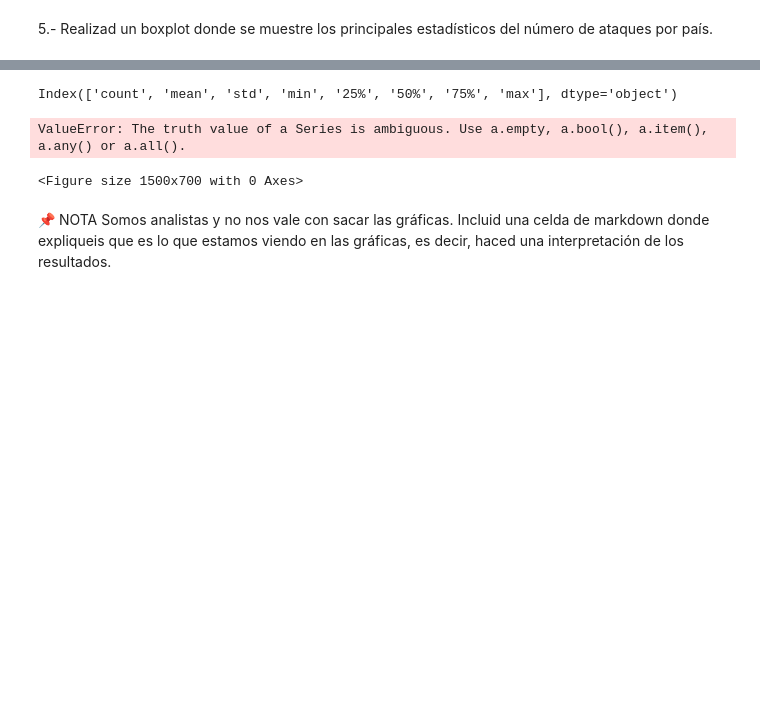
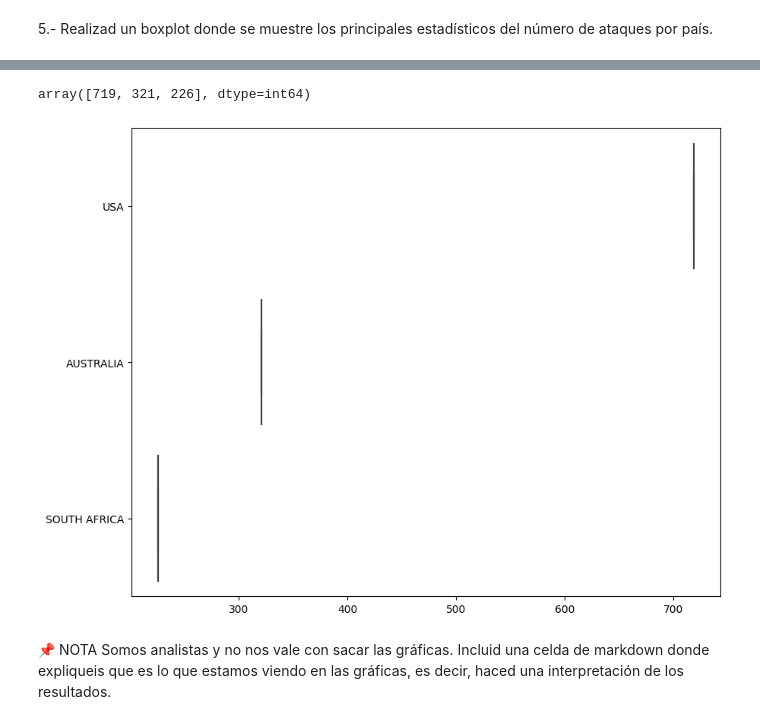
Before and after one commit to Adalab/DA-PromoC_Modulo2_Sprint1_Silvia-Noemi, a Jupyter notebook: Visualizacion/pp-visualizacion-leccion3-visualizacionIII.ipynb, the cells around one changed output, grey strips where cells are left out. Drawn from its saved outputs; the diff is of its cells as text; code cells hidden in the pictures; blank space fills up the shorter version.

```diff
--- a/Visualizacion/pp-visualizacion-leccion3-visualizacionIII.ipynb
+++ b/Visualizacion/pp-visualizacion-leccion3-visualizacionIII.ipynb
@@ -118,16 +101,13 @@ ataques_pd.head(2)
-# %%
-ataques_sns.describe().index
-# %% [output]
-Index(['count', 'mean', 'std', 'min', '25%', '50%', '75%', 'max'], dtype='object')
-# %%
-plt.figure(figsize=(15,7))
-
-fig = sns.pairplot(data=ataques_pd, hue=ataques_sns["country"].describe())
-
-plt.show()
-# %% [output]
-ValueError: The truth value of a Series is ambiguous. Use a.empty, a.bool(), a.item(), a.any() or a.all().
-<Figure size 1500x700 with 0 Axes>
+# %%
+ataques_1900["country"].value_counts().values
+# %% [output]
+array([719, 321, 226], dtype=int64)
+# %%
+plt.figure(figsize=(10,8))
+fig = sns.boxplot(x=ataques_1900["country"].value_counts().values, y=ataques_1900["country"].value_counts().index,  data = ataques_1900, palette="Blues")
+plt.show()
+# %% [output]
+[figure, added]
 # %% [markdown]
 📌 NOTA Somos analistas y no nos vale con sacar las gráficas. Incluid una celda de markdown donde expliqueis que es lo que estamos viendo en las gráficas, es decir, haced una interpretación de los resultados.
 # %% [markdown]
```
Also changed, not shown: parts of 4 cells of this notebook, 5 other files.
